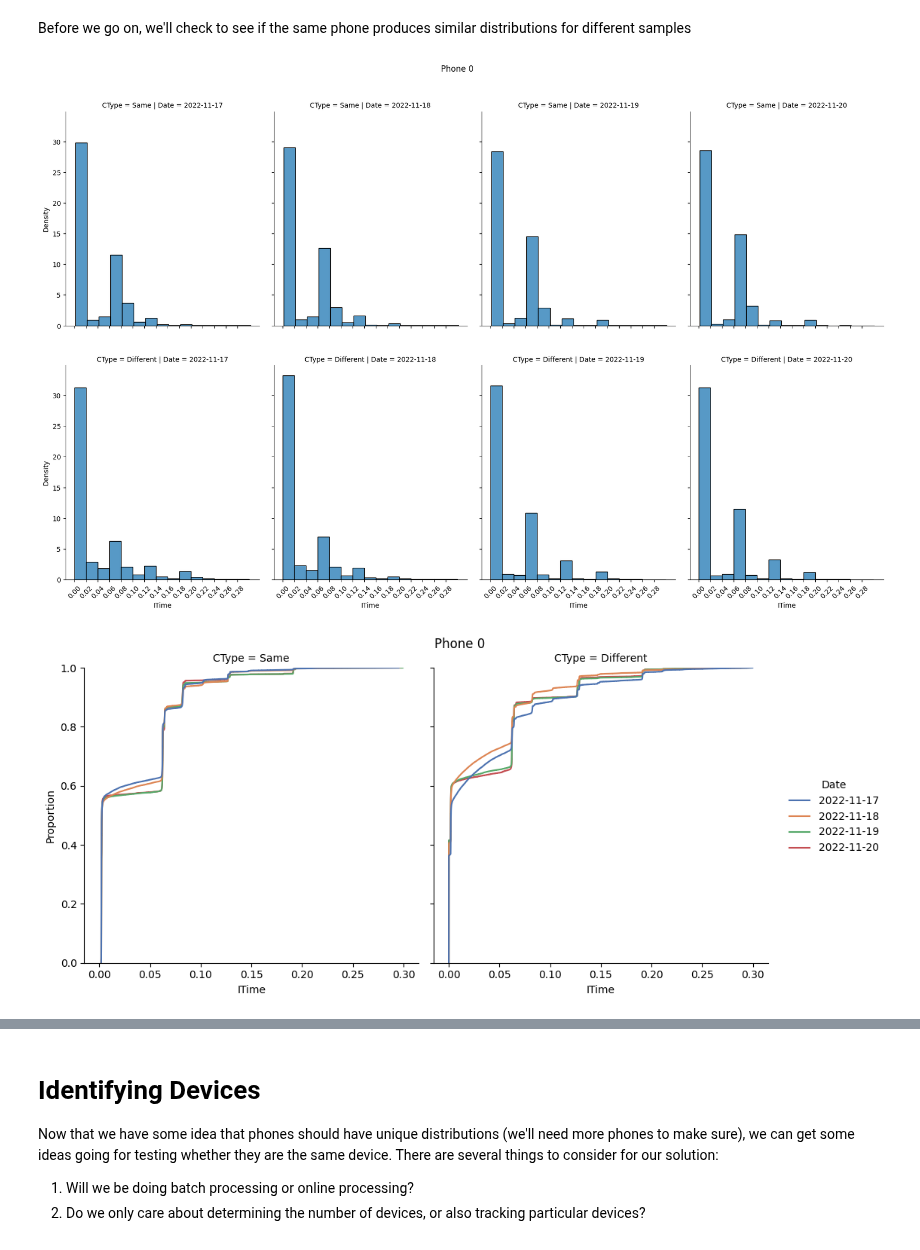
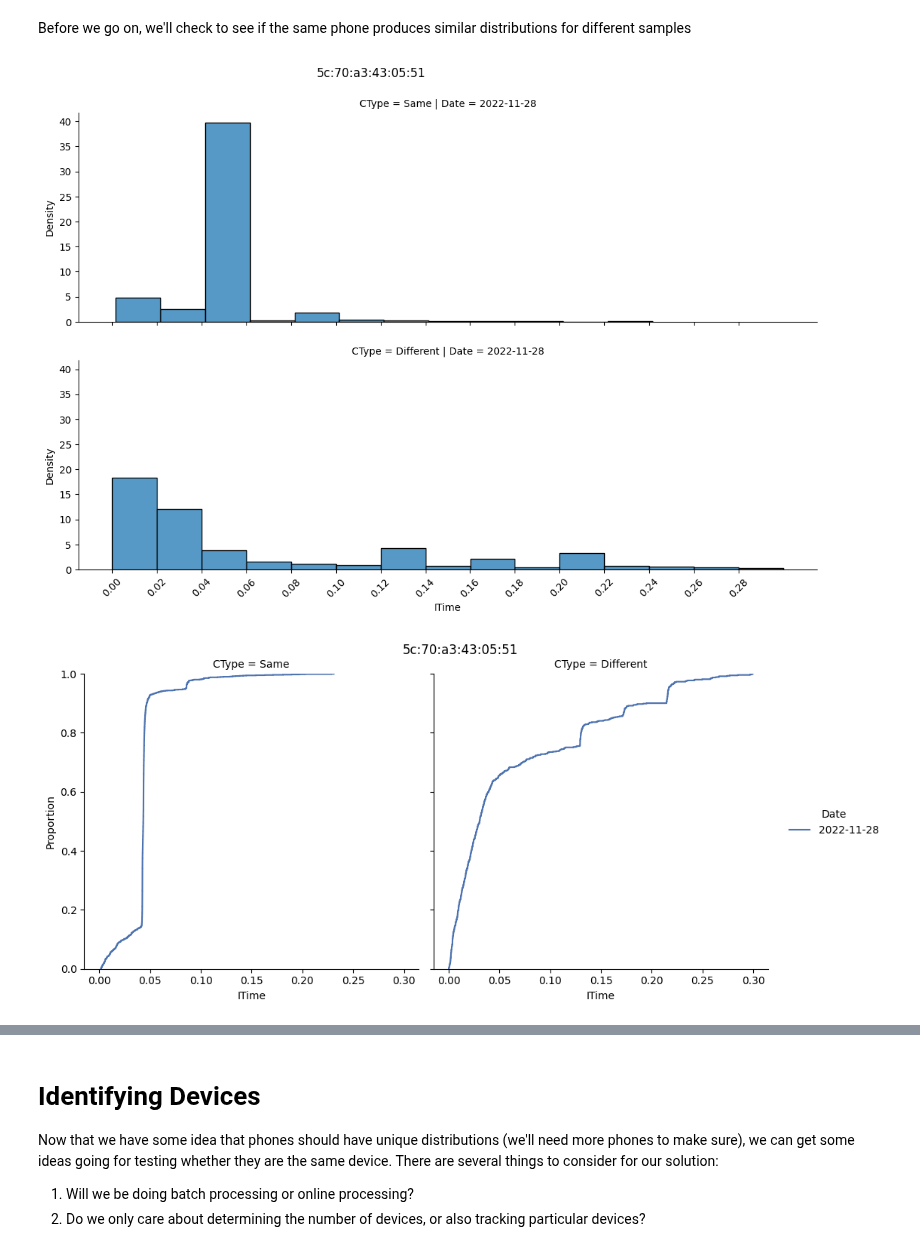
Before and after one commit to jdeinum/SDR, a Jupyter notebook: analysis/sdr_v4.ipynb, the cells around one changed output, grey strips where cells are left out. Saved outputs shown, nothing was run; the diff lists cells and outputs as text; code cells hidden in the pictures.

```diff
--- a/analysis/sdr_v4.ipynb
+++ b/analysis/sdr_v4.ipynb
@@ -74,5 +74,5 @@ def get_data(days, months, years):
     print("Total Time: ", end - start)
     return pd.concat(final_res)
 
-df = get_data(range(17,21,1), [11], [22])
+df = get_data(range(28,29,1), [11], [22])
 # %% [output]
@@ -98,4 +98,12 @@ The first thing we should do is keep only the probes from the devices we are int
 # %%
-sources = list(df[df.Signal > -45].groupby("Source").size().sort_values(ascending=False).head(3).index)
+# Huw -> 74:d2:1d:63:46:bc
+# G4 -> 5c:70:a3:43:05:51
+# upside down -> b2:87:66:09:27:91
+# leather case -> a8:86:60:da:7d:7b
+# s6 -> e8:50:8b:43:b1:20
+
+
+display(df[df.Signal > -70].groupby("Source").size().sort_values(ascending=False).head(4))
+sources = list(df[df.Signal > -45].groupby("Source").size().sort_values(ascending=False).head(4).index)
 df = df[df.Source.isin(sources)]
 df["Phone"] = df["Source"].astype("category").cat.codes
@@ -111,6 +127,6 @@ display(df[["Phone", "ITime"]].groupby("Phone").describe())
 # %%
-short = df.loc[df["ITime"] < 0.3, ["ITime", "CType", "Phone"]]
-g = sns.FacetGrid(short, col="CType", sharey=True, sharex=True, row="Phone")
+short = df.loc[df["ITime"] < 0.3, ["ITime", "CType", "Source"]]
+g = sns.FacetGrid(short, col="CType", sharey=True, sharex=True, row="Source")
 g.map(sns.histplot, "ITime", binwidth = 0.02, stat="density")
 g.figure.set_size_inches(14, 8)
 
@@ -130,23 +146,24 @@ plt.show()
 Before we go on, we'll check to see if the same phone produces similar distributions for different samples
 # %%
 for phone in range(3):
+    addr = df.loc[df.Phone == phone, "Source"].iloc[0]
     short = df.loc[(df["ITime"] < 0.3) & (df.Phone == phone), ["ITime", "CType", "Date"]]
     g = sns.FacetGrid(short, col="Date", sharey=True, sharex=True, row="CType")
     g.map(sns.histplot, "ITime", binwidth = 0.02, stat="density")
-    g.figure.set_size_inches(18, 12)
+    g.figure.set_size_inches(14, 8)
 
     for ax in g.axes.flat:
         ax.set_xticks(np.arange(0, 0.3, 0.02)) # <--- set the ticks first
 
     [plt.setp(ax.get_xticklabels(), rotation=45) for ax in g.axes.flat]
     g.fig.subplots_adjust(top=0.9) # adjust the Figure in rp
-    g.fig.suptitle(f'Phone {phone}')
+    g.fig.suptitle(f'{addr}')
     plt.show()
 
     g = sns.displot(short, x="ITime", col="CType", hue="Date", kind="ecdf", palette="deep")
     g.fig.subplots_adjust(top=0.9) # adjust the Figure in rp
-    g.fig.suptitle(f'Phone {phone}')
+    g.fig.suptitle(f'{addr}')
     plt.show()
 # %% [output]
-[figure, old version]
+[figure, new version]
-[figure, old version]
+[figure, new version]
```
Also changed, not shown: parts of 21 cells of this notebook, 2 other files.
